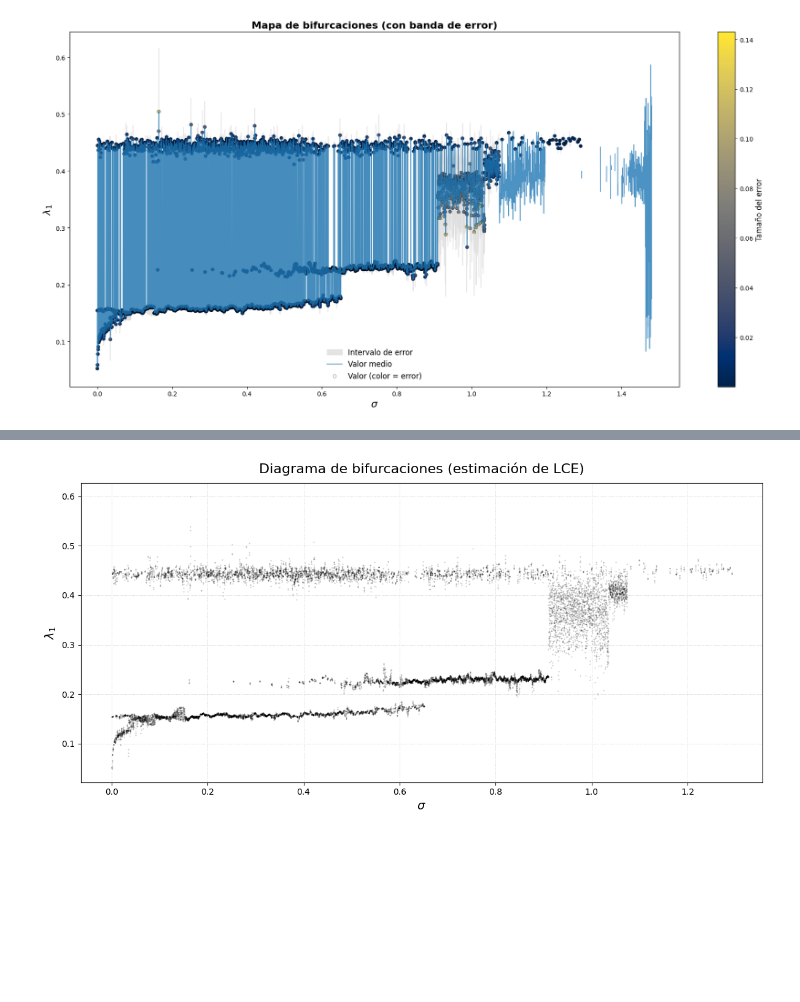
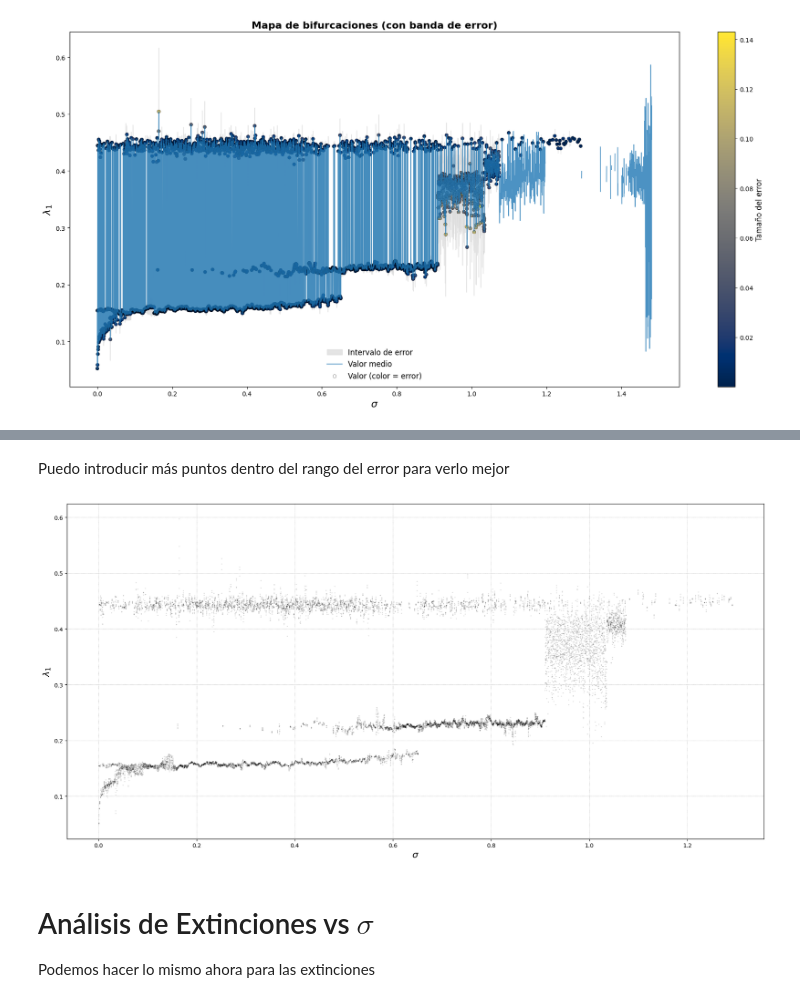
Before and after one commit to jenriquezafra/TFG, a Jupyter notebook: notebooks/parameters_exploration.ipynb, the cells around one changed output, grey strips where cells are left out. Saved outputs shown, nothing was run; the diff lists cells and outputs as text; code cells hidden in the pictures; blank space fills up the shorter version.

```diff
--- a/notebooks/parameters_exploration.ipynb
+++ b/notebooks/parameters_exploration.ipynb
@@ -222,35 +157,34 @@ plt.show()
+# %% [markdown]
+Puedo introducir más puntos dentro del rango del error para verlo mejor
 # %%
+# simulamos dispersión dentro del error para dar densidad
+n_rep = 5  # cuántos puntos extra por valor de sigma
+sigma_rep = np.repeat(sigma, n_rep)
 
-# extraemos parámetros
-σ = barr_random[:, 0]
-λ = barr_random[:, 1]
-Δ = barr_random[:, 2]
+# distribuimos uniformemente en [lces-delta, lces+delta]
+lces_jitter = np.repeat(lces, n_rep) + (np.random.rand(len(sigma_rep)) * 2 - 1) * np.repeat(delta, n_rep)
 
-# simulamos dispersión dentro del error para dar densidad
-n_rep = 5  # cuántos puntos extra por valor de σ
-σ_rep = np.repeat(σ, n_rep)
-# distribuimos uniformemente en [λ-Δ, λ+Δ]
-λ_jitter = np.repeat(λ, n_rep) + (np.random.rand(len(σ_rep)) * 2 - 1) * np.repeat(Δ, n_rep)
-
-fig, ax = plt.subplots(figsize=(12, 6))
+fig, ax = plt.subplots(figsize=(18, 9))
 
 # scatter estilo bifurcación: muchos puntos chiquititos y algo transparentes
 ax.scatter(
-    σ_rep, λ_jitter,
+    sigma_rep, lces_jitter,
     s=0.5,                    # tamaño de punto muy pequeño
     alpha=0.3,                # transparencia para ver densidades
     marker='.',               # marcador puntiagudo
     color='black'             # clásico negro
 )
 
-ax.set_title('Diagrama de bifurcaciones (estimación de LCE)', fontsize=16, pad=12)
-ax.set_xlabel(r'$\sigma$', fontsize=14)
-ax.set_ylabel(r'$\lambda_1$', fontsize=14)
 
-# cuadrícula muy suave (opcional)
-ax.grid(True, linestyle=':', linewidth=0.5)
+ax.set_xlabel(r'$\sigma$', fontsize=16)
+ax.set_ylabel(r'$\lambda_1$', fontsize=16)
+
+ax.grid(True, linestyle=':', linewidth=.7)
 
 fig.tight_layout()
 plt.show()
 # %% [output]
-[figure, old version]
+[figure, new version]
+# %% [markdown]
+# Análisis de Extinciones vs $\sigma$
+Podemos hacer lo mismo ahora para las extinciones
```
Also changed, not shown: parts of 7 cells of this notebook, 2 other files.
